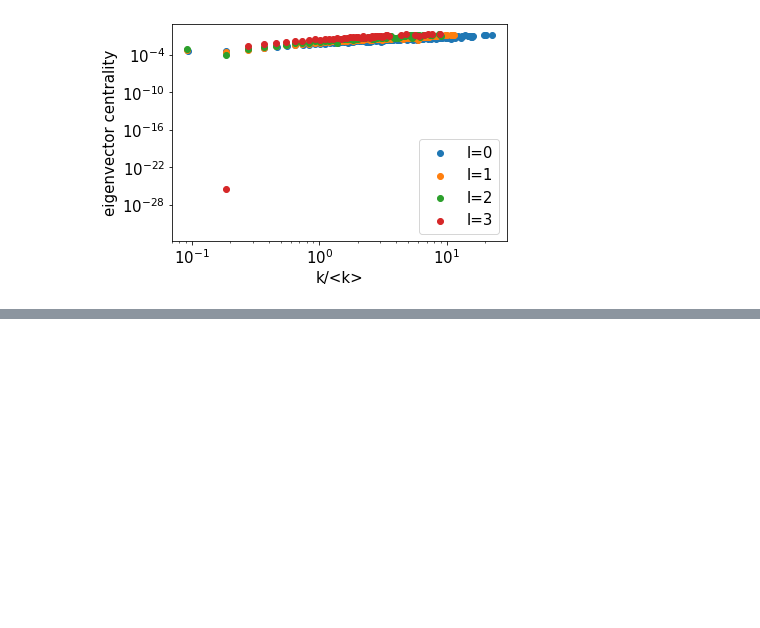
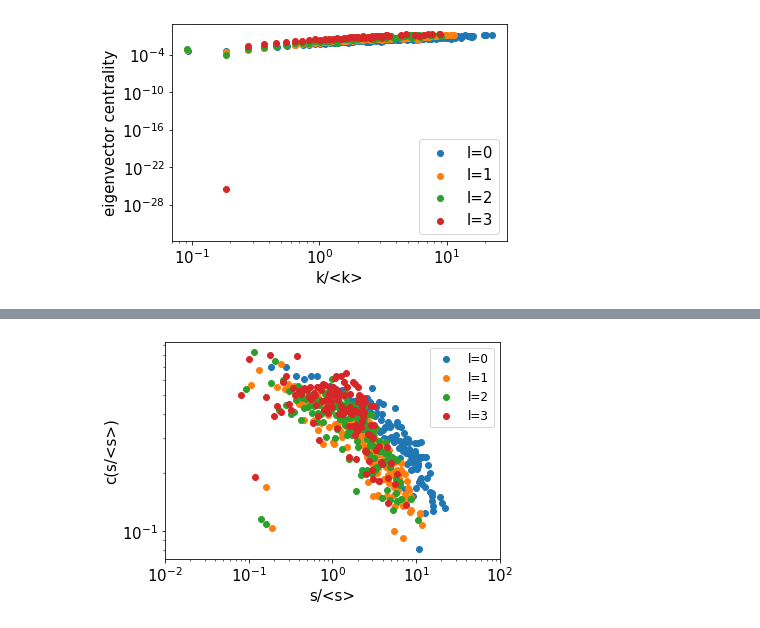
Before and after one commit to matheusloures42/renormalization-simplicial-complexes, a Jupyter notebook: airport.ipynb, the cells around one changed output, grey strips where cells are left out. Drawn from its saved outputs; the diff is of its cells as text; code cells hidden in the pictures; blank space fills up the shorter version.

```diff
--- a/airport.ipynb
+++ b/airport.ipynb
@@ -140,0 +168,7 @@ eigenvector_centrality_x_kl(G3_rep,lb='l=3')
+# %%
+clustering_per_sl(G0w,'l=0')
+clustering_per_sl(G1brep,'l=1')
+clustering_per_sl(G2brep,'l=2')
+clustering_per_sl(G3brep,'l=3')
+# %% [output]
+[figure, added]
```
Also changed, not shown: parts of 9 cells of this notebook, 3 other files.
